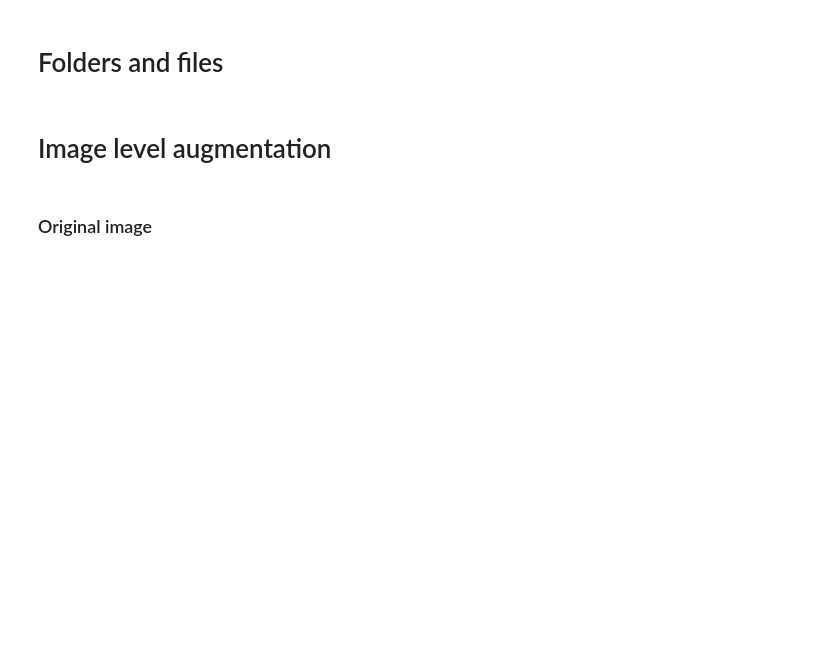
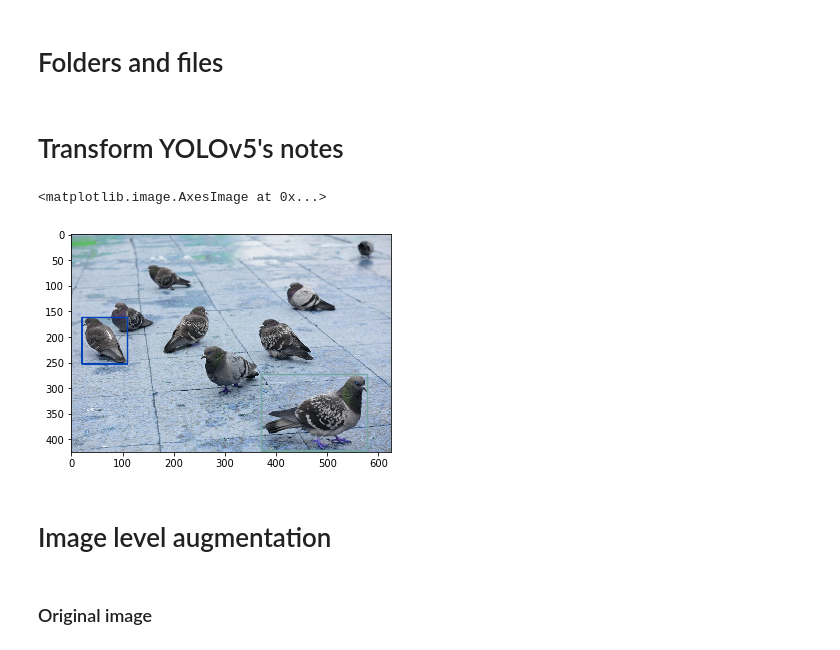
Before and after one commit to happy-unicorn/python-yolov5-augmentation, a Jupyter notebook: research.ipynb, the cells around one changed output. Cells and saved outputs as stored; diff of their text form; code cells hidden in the pictures; blank space fills up the shorter version.

Commit message:
Added code which draw rectangles

```diff
--- a/research.ipynb
+++ b/research.ipynb
@@ -7,6 +7,34 @@ from matplotlib import pyplot as plt
 import random
 # %% [markdown]
 # Folders and files
+# %%
+def read_labels(file):
+    return np.loadtxt(file, delimiter=" ", unpack=False)
+# %% [markdown]
+# Transform YOLOv5's notes
+# %%
+def plot_rectangle(x, img):
+    tl = round(0.002 * (img.shape[0] + img.shape[1]) / 2) + 1
+    color = [random.randint(0, 255) for _ in range(3)]
+    c1, c2 = (int((x[0] - x[2] / 2) * img.shape[1]), int((x[1] - x[3] / 2) * img.shape[0])), (int((x[0] + x[2] / 2) * img.shape[1]), int((x[1] + x[3] / 2) * img.shape[0]))
+    cv2.rectangle(img, c1, c2, color, thickness=tl, lineType=cv2.LINE_AA)
+
+
+def draw_rectangles(image, labels):
+    tmp = image.copy()
+    for label in labels:
+        plot_rectangle(label[1:], tmp)
+    return tmp
+
+
+labels = read_labels('data/labels/dove.txt')
+image = cv2.imread('data/images/dove.jpg')
+boxed_image = draw_rectangles(image, labels)
+
+plt.imshow(boxed_image)
+# %% [output]
+<matplotlib.image.AxesImage at 0x...>
+[figure, added]
 # %% [markdown]
 # Image level augmentation
 # %% [markdown]
```
Also changed, not shown: parts of 2 cells of this notebook, 4 other files.
